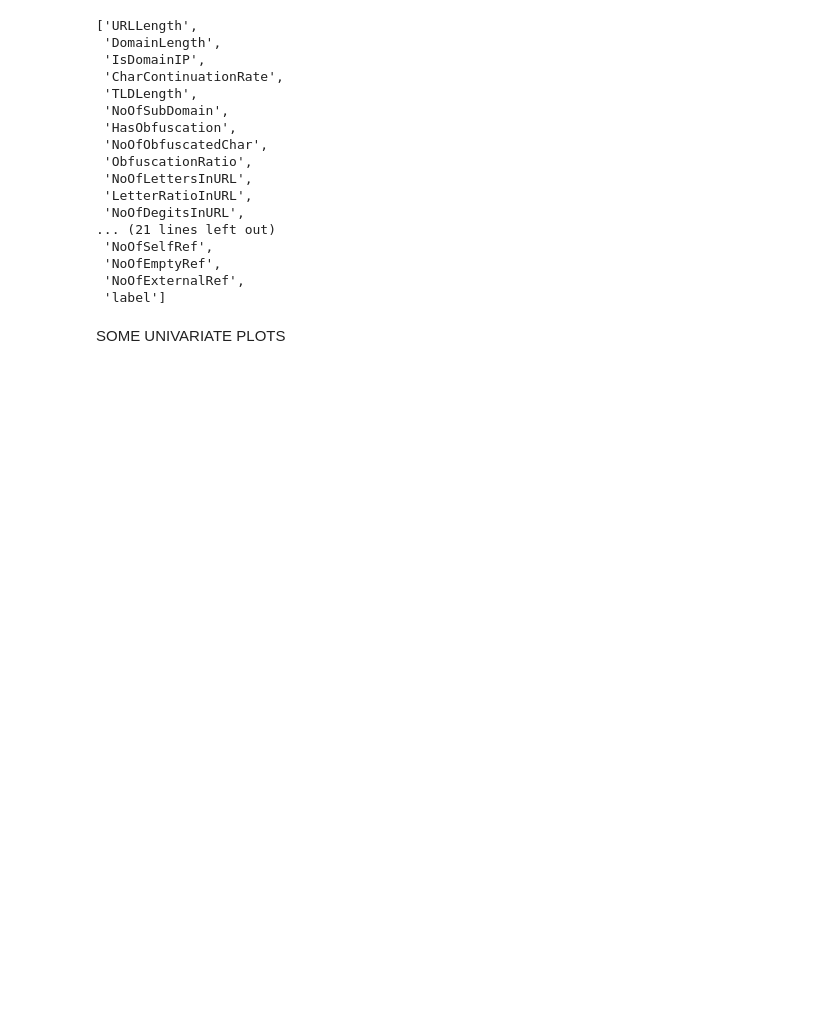
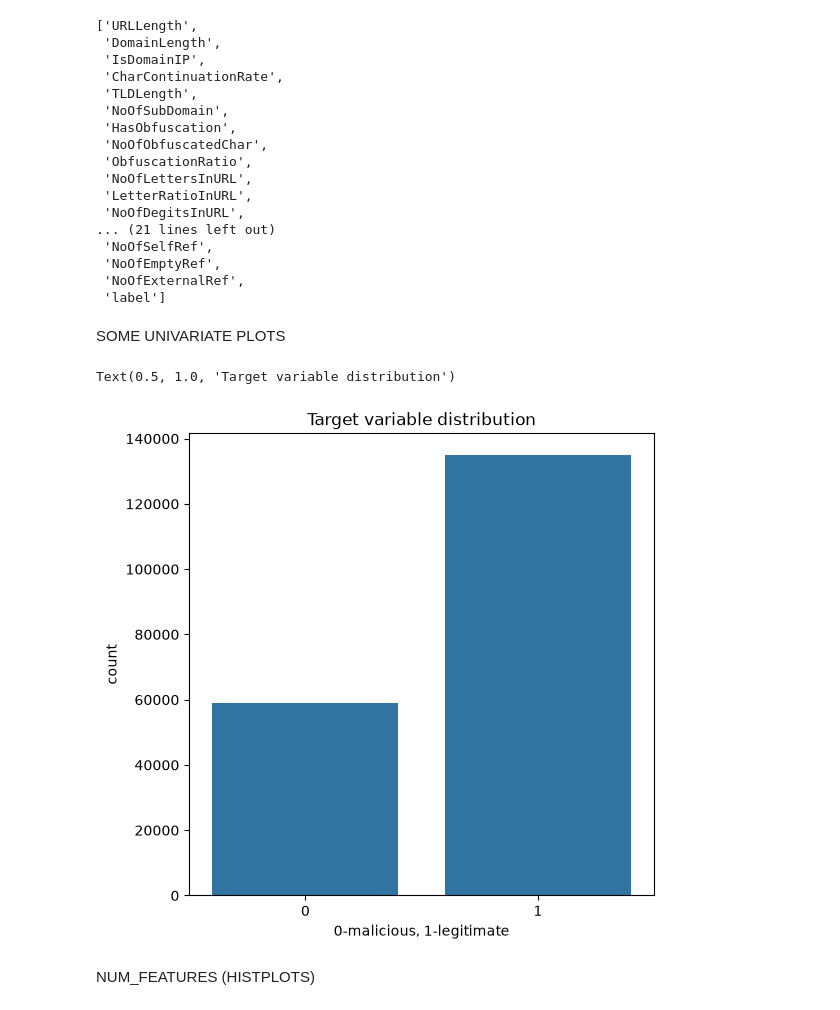
Before and after one commit to ameeqio/verfURL-intelligence, a Jupyter notebook: notebooks/eda.ipynb, the cells around one changed output. Cells and saved outputs as stored; diff of their text form; code cells hidden in the pictures; blank space fills up the shorter version.

```diff
--- a/notebooks/eda.ipynb
+++ b/notebooks/eda.ipynb
@@ -158,3 +146,13 @@ length_attributes: list[str] = ['NoOfImage',
 # %% [markdown]
 SOME UNIVARIATE PLOTS
+# %%
+plt.figure(figsize = (6, 6))
+sns.countplot(data = data_mod, x = "label")
+plt.xlabel("0-malicious, 1-legitimate")
+plt.title("Target variable distribution")
+# %% [output]
+Text(0.5, 1.0, 'Target variable distribution')
+[figure, added]
+# %% [markdown]
+NUM_FEATURES (HISTPLOTS)
 # %%
```
Also changed, not shown: parts of 21 cells of this notebook, 3 other files.
